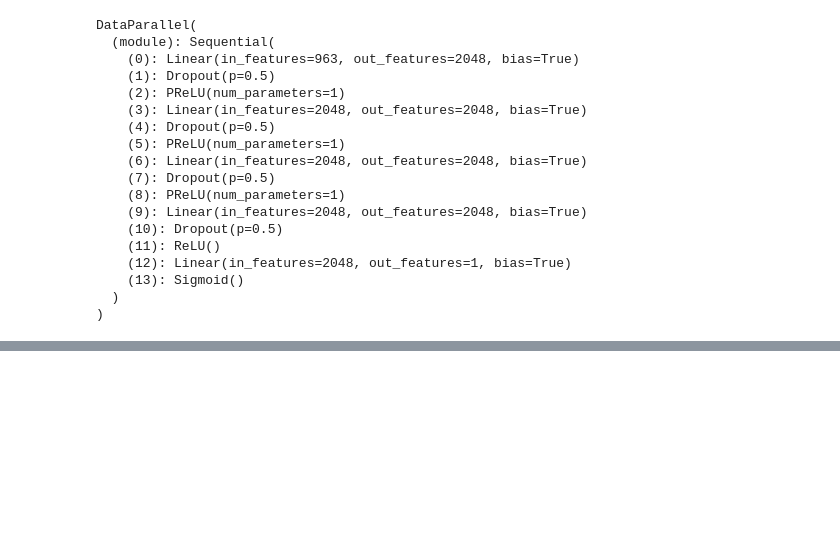
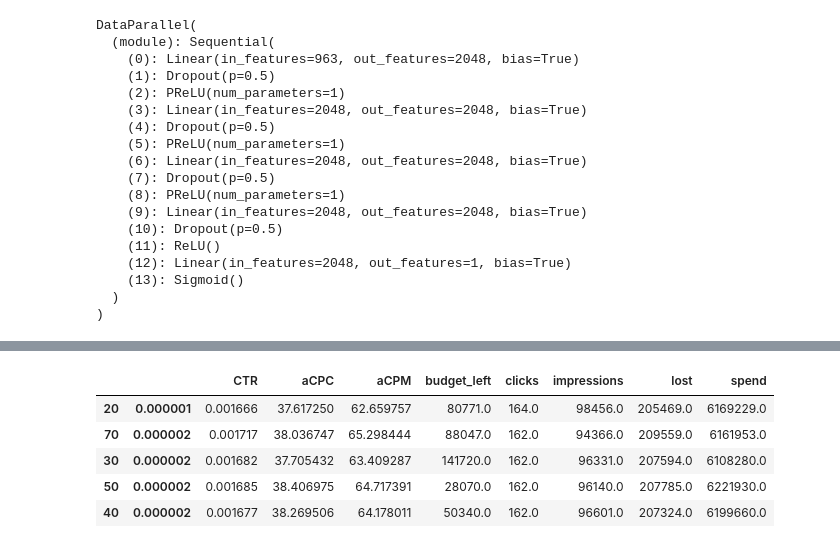
Before and after one commit to FaizalNafis/maai_bid_strategy, a Jupyter notebook: Q4-NN.ipynb, the cells around one changed output, grey strips where cells are left out. Cells and saved outputs as stored; diff of their text form; code cells hidden in the pictures; blank space fills up the shorter version.

```diff
--- a/Q4-NN.ipynb
+++ b/Q4-NN.ipynb
@@ -937,0 +507,19 @@ print(statistics)
+# %%
+no_click, click = np.bincount(validation['click'])
+avgCTR = click / (no_click + click)
+
+bid_range = np.arange(10, 100, 5)
+
+results_linear = {}
+
+# find optimal base_bid
+for const in tqdm(bid_range):
+
+    agent = BiddingAgent(6250*1000, environment)
+    bids = BidStrategy.linear_bidding(pCTR, avgCTR, const)
+
+    agent.simulate(bids)
+    results_linear[const] = agent.statistics()
+
+results_linear = pd.DataFrame(results_linear).T
+print('done')
@@ -937,0 +539,24 @@ print(statistics)
+# %%
+%%time
+
+lamda_range = np.linspace(1e-6, 5e-6, num=20)
+const_range = np.arange(10, 100, 10)
+parameter_grid = [(x,i) for x in const_range for i in lamda_range]
+
+statistics = {}
+
+results_ortb1 = {}
+
+# find optimal parameters
+for const, lamda in tqdm(parameter_grid):
+
+    index = (const, lamda)
+
+    agent = BiddingAgent(6250*1000, environment)
+    bids = BidStrategy.ortb1(pCTR, const, lamda)
+
+    agent.simulate(bids)
+    results_ortb1[index] = agent.statistics()
+
+results_ortb1 = pd.DataFrame(results_ortb1).T
+print('done')
@@ -937,0 +567,9 @@ print(statistics)
+# %%
+results_ortb1.sort_values('clicks', ascending=False).head(5)
+# %% [output]
+|  |  | CTR | aCPC | aCPM | budget_left | clicks | impressions | lost | spend |
+| 20 | 0.000001 | 0.001666 | 37.617250 | 62.659757 | 80771.0 | 164.0 | 98456.0 | 205469.0 | 6169229.0 |
+| 70 | 0.000002 | 0.001717 | 38.036747 | 65.298444 | 88047.0 | 162.0 | 94366.0 | 209559.0 | 6161953.0 |
+| 30 | 0.000002 | 0.001682 | 37.705432 | 63.409287 | 141720.0 | 162.0 | 96331.0 | 207594.0 | 6108280.0 |
+| 50 | 0.000002 | 0.001685 | 38.406975 | 64.717391 | 28070.0 | 162.0 | 96140.0 | 207785.0 | 6221930.0 |
+| 40 | 0.000002 | 0.001677 | 38.269506 | 64.178011 | 50340.0 | 162.0 | 96601.0 | 207324.0 | 6199660.0 |
```
Also changed, not shown: parts of 52 cells of this notebook.
